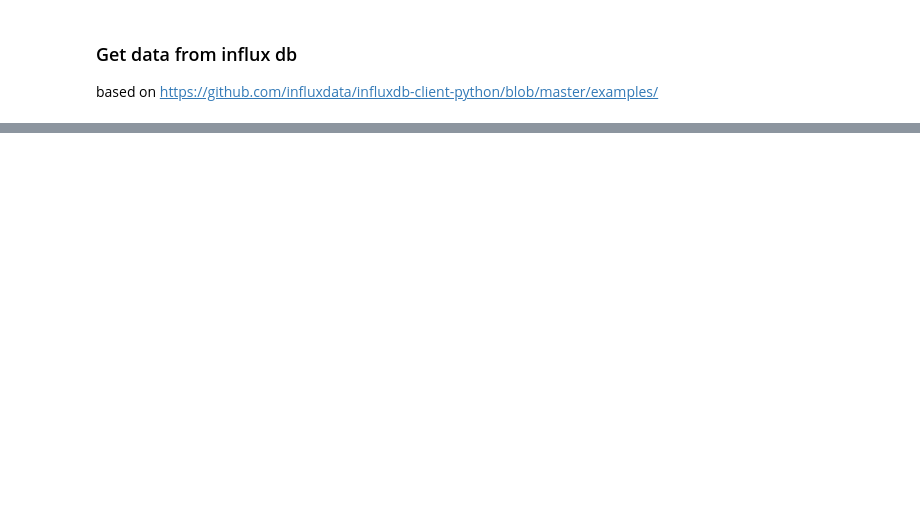
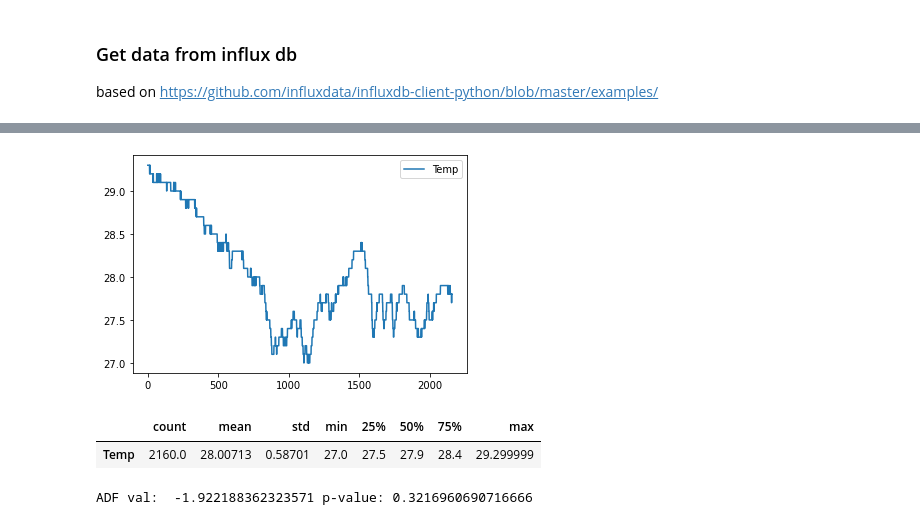
Before and after one commit to Prop4et/IoT_Project, a Jupyter notebook: analytics/ARIMA.ipynb, the cells around one changed output, grey strips where cells are left out. Saved outputs shown, nothing was run; the diff lists cells and outputs as text; code cells hidden in the pictures; blank space fills up the shorter version.

```diff
--- a/analytics/ARIMA.ipynb
+++ b/analytics/ARIMA.ipynb
@@ -16,26 +16,18 @@ import seaborn as sns
 import matplotlib.pyplot as plt
 import json
 # %%
-from influxdb_client import InfluxDBClient, Point
+from influxdb_client import InfluxDBClient
 from influxdb_client.client.write_api import SYNCHRONOUS
 #read influx info from config file
 
-with open('../server/influxconfig.json', 'r') as fd:
-    config = json.load(fd)
-
-#need to edit the query cause idk what i have to predict on
-
-#from(bucket: "temp")
-#    |> range(start: -24h)
-#    |> filter(fn: (r) => r._measurement == "val" and r._field == "value" and r._value > -300 and r.sensor == string(v: ${Sensor_id}))
-
-
+fd =  open('../server/influxconfig.json', 'r')
+config = json.load(fd)
 query_temp = 'from(bucket:"temp")' \
-        ' |> range(start:2007-12-10T15:00:00Z, stop:2016-01-20T15:00:00Z)'\
-        ' |> filter(fn: (r) => r._measurement == "views")' \
-        ' |> filter(fn: (r) => r._field == "y")'
-
-client =  InfluxDBClient(url='http://'+config.host+':'+config.port, token=config.token, org=config.org, debug=False)
+        ' |> range(start:-6h)'\
+        ' |> filter(fn: (r) => r._measurement == "val" and r._field == "value" and r._value > -300)'
+client =  InfluxDBClient(url='http://'+config["remotehost"]+':'+config["port"], token=config["token"], org=config["org"], debug=False)
 write_api = client.write_api(write_options=SYNCHRONOUS)
 query_api = client.query_api()
-result = query_api.query(query_temp)
+result = query_api.query_data_frame(query_temp)
+
+fd.close()
@@ -54,0 +50,8 @@ values.plot(sublots=True)
+# %%
+df = result.drop(columns=['result', 'table', '_start', '_stop', '_field', '_measurement'])
+# %%
+df_clean = df.copy()
+df_clean = df_clean.loc[df_clean['sensor'] == '0']
+df_clean = df_clean.drop(columns=['lat', 'lon', 'sensor'])
+df_clean = df_clean.rename(columns = {'_time': 'Time', '_value': 'Temp'})
+df_clean['Time'] = df_clean['Time'].dt.strftime('%d-%m-%Y %H:%M:%S')
@@ -55,3 +74,18 @@ values.plot(sublots=True)
+# %%
+#temperature changing in time, 6 hours for now, i'll try to get an entire day this time
+#if i don't save temp as a variable it will plot with the time as xtick and it's bad
+plot_cols = ['Temp']
+plot_features = df_clean[plot_cols]
+_ = plot_features.plot(subplots=True)
+# %% [output]
+[figure, added]
+# %%
+df_clean.describe().transpose()
+#pretty stationary in the end, just wait for the day
+#basically with the year it should become almost stationary
+# %% [output]
+|  | count | mean | std | min | 25% | 50% | 75% | max |
+| Temp | 2160.0 | 28.00713 | 0.58701 | 27.0 | 27.5 | 27.9 | 28.4 | 29.299999 |
 # %%
 ###stationary test
 from statsmodels.tsa.stattools import adfuller
@@ -65 +97,6 @@ print('ADF val: ', res[0], 'p-value:', res[1])
+# %%
+res = adfuller(train)
+print('ADF val: ', res[0], 'p-value:', res[1])
+# %% [output]
+ADF val:  -1.922188362323571 p-value: 0.3216960690716666
 # %%
```
Also changed, not shown: parts of 32 cells of this notebook.
